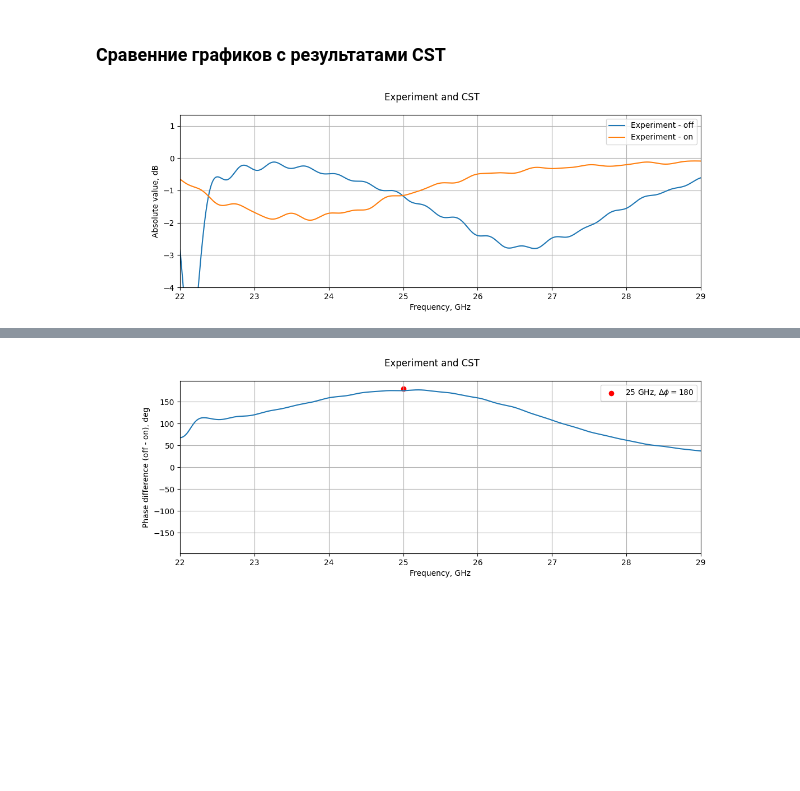
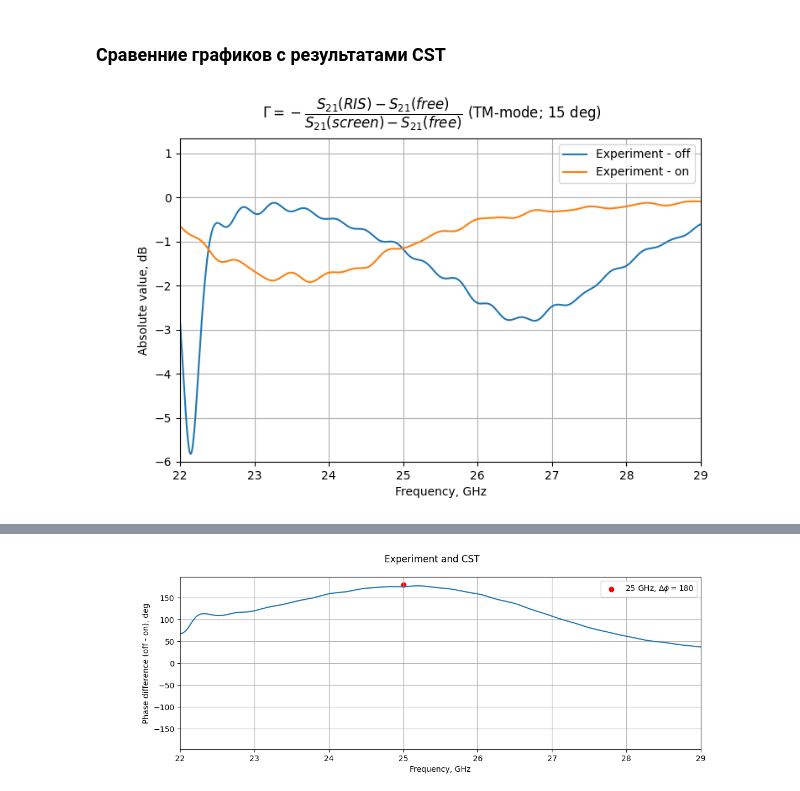
Before and after one commit to isvoropaev02/post_processing_RIS, a Jupyter notebook: 29sept/S21_TM_15deg_29sept.ipynb, the cells around one changed output, grey strips where cells are left out. Cells and saved outputs as stored; diff of their text form; code cells hidden in the pictures; blank space fills up the shorter version.

```diff
--- a/29sept/S21_TM_15deg_29sept.ipynb
+++ b/29sept/S21_TM_15deg_29sept.ipynb
@@ -208,23 +208,23 @@ cst_Gamma = reflecting_coef_30deg_TE['Sz11']
 # %% [markdown]
 ### Сравенние графиков с результатами CST
 # %%
-fig4 = plt.figure(figsize=(12,4))
+fig4 = plt.figure(figsize=(8, 5))
 
 ax_1 = fig4.add_subplot(111)
 
 ax_1.plot(frequency*1e-9, 20*np.log10(Gamma_off.apply(abs).to_numpy()), label='Experiment - off')
 ax_1.plot(frequency*1e-9, 20*np.log10(Gamma_on.apply(abs).to_numpy()), label='Experiment - on')
 #ax_1.plot(cst_freq, 20*np.log10(cst_Gamma.apply(abs).to_numpy()), label='Modeling')
 ax_1.set_xlabel("Frequency, GHz")
 ax_1.set_ylabel("Absolute value, dB")
 ax_1.set_xlim(left=22, right=29)
-ax_1.set_ylim(bottom=-4)
+ax_1.set_ylim(bottom=-6)
 ax_1.legend()
 ax_1.grid()
 
 
-fig4.suptitle('Experiment and CST')
+fig4.suptitle(r'$\Gamma = -\dfrac{S_{21}(RIS)-S_{21}(free)}{S_{21}(screen)-S_{21}(free)}$ (TM-mode; 15 deg)')
 plt.show()
 # %% [output]
-[figure, old version]
+[figure, new version]
 # %%
```
Also changed, not shown: parts of 3 cells of this notebook, 4 other files.
